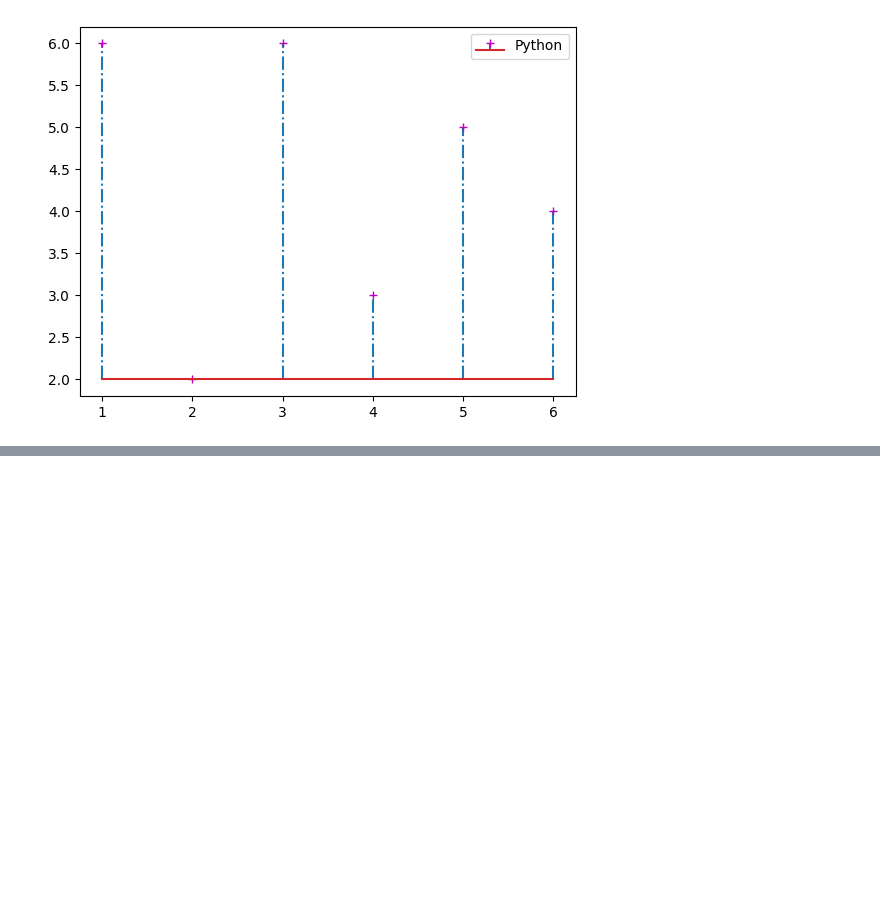
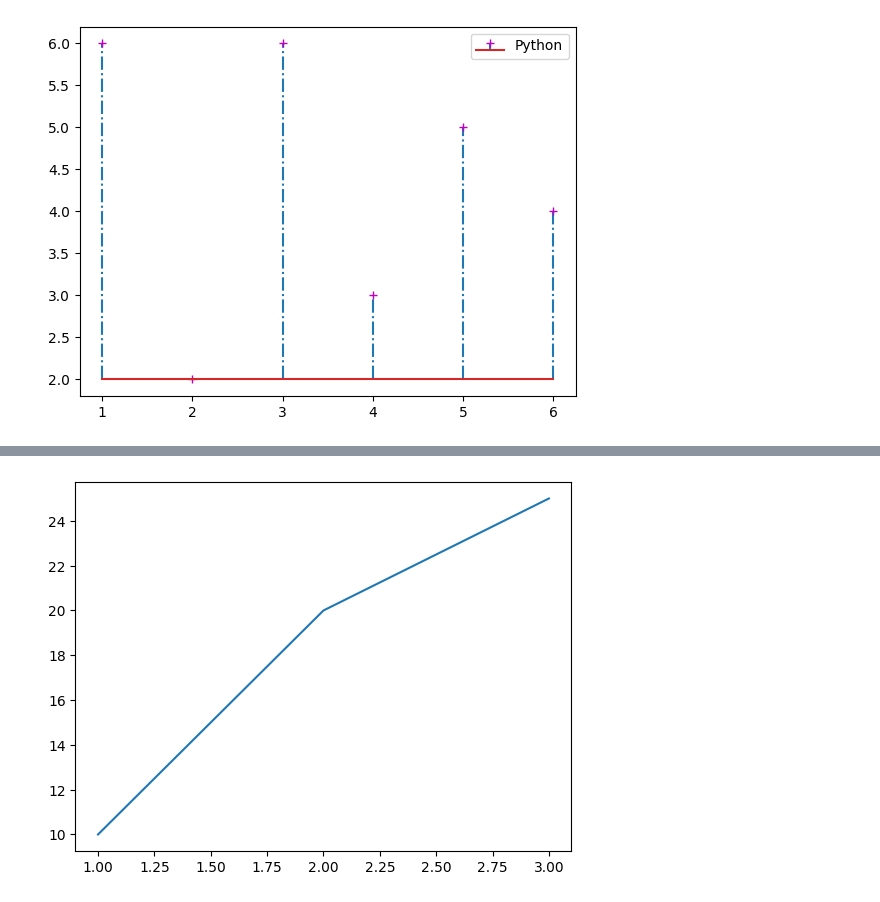
Before and after one commit to dhinoja-rajan/python-libraries-playground, a Jupyter notebook: matplotlib_Tutorial.ipynb, the cells around one changed output, grey strips where cells are left out. Saved outputs shown, nothing was run; the diff lists cells and outputs as text; code cells hidden in the pictures; blank space fills up the shorter version.

```diff
--- a/matplotlib_Tutorial.ipynb
+++ b/matplotlib_Tutorial.ipynb
@@ -242,0 +257,6 @@ plt.show()
+# %%
+plt.plot([1, 2, 3], [10, 20, 25])
+plt.savefig("plot.png", dpi=300)
+plt.show()
+# %% [output]
+[figure, added]
```
Also changed, not shown: parts of 7 cells of this notebook.
